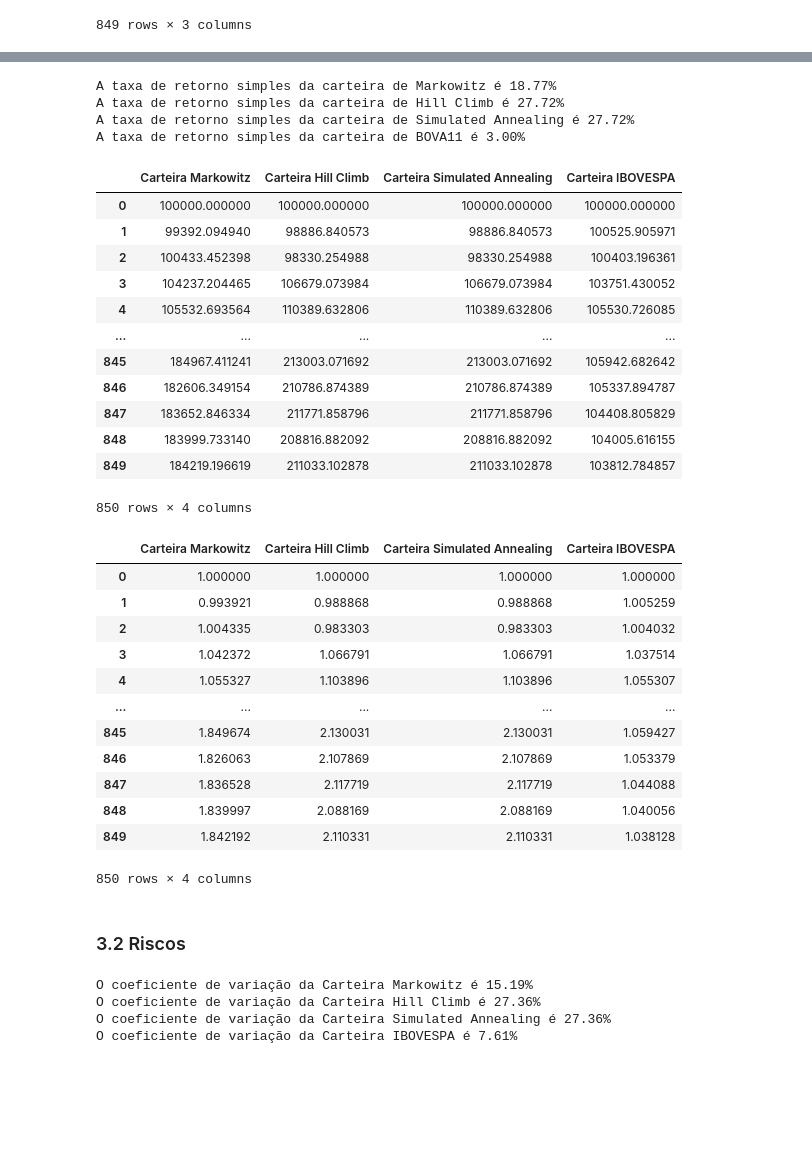
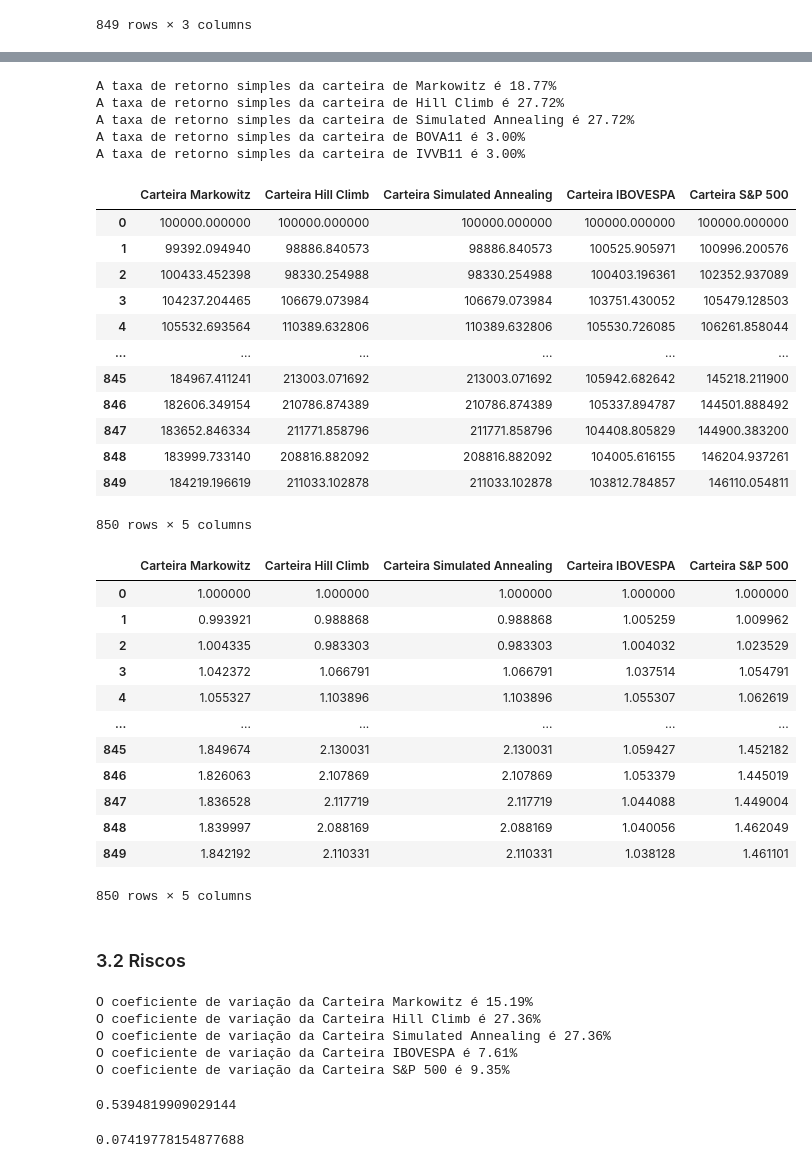
Before and after one commit to victordornelos/otimizacao_portfolio_python, a Jupyter notebook: carteira.ipynb, the cells around one changed output, grey strips where cells are left out. Drawn from its saved outputs; the diff is of its cells as text; code cells hidden in the pictures; blank space fills up the shorter version.

Commit message:
ivvb11

```diff
--- a/carteira.ipynb
+++ b/carteira.ipynb
@@ -278,43 +308,52 @@ tx_anual_M = df_M['tx retorno'].mean() * 246
 tx_anual_HC = df_HC['tx retorno'].mean() * 246
 tx_anual_SA = df_SA['tx retorno'].mean() * 246
 tx_anual_bov = df_bov['tx retorno'].mean() * 246
+tx_anual_ivvb = df_ivvb['tx retorno'].mean() * 246
 
 print(f'A taxa de retorno simples da carteira de Markowitz é {tx_anual_M:.2f}%')
 print(f'A taxa de retorno simples da carteira de Hill Climb é {tx_anual_HC:.2f}%')
 print(f'A taxa de retorno simples da carteira de Simulated Annealing é {tx_anual_SA:.2f}%')
 print(f'A taxa de retorno simples da carteira de BOVA11 é {tx_anual_bov:.2f}%')
+print(f'A taxa de retorno simples da carteira de IVVB11 é {tx_anual_bov:.2f}%')
 # %% [output]
 A taxa de retorno simples da carteira de Markowitz é 18.77%
 A taxa de retorno simples da carteira de Hill Climb é 27.72%
 A taxa de retorno simples da carteira de Simulated Annealing é 27.72%
 A taxa de retorno simples da carteira de BOVA11 é 3.00%
+A taxa de retorno simples da carteira de IVVB11 é 3.00%
 # %%
 # Criando um portfólio com somente BOVA11 para comparação
 peso_bov = np.array([1])
 df_bov = pd.read_csv('bova11.csv')
 df_bov,_,_,_ = alocacao_ativos(df=df_bov,capital=100000,melhores_pesos=peso_bov)
+# %%
+# Criando um portfólio com somente IVVB11 para comparação
+peso_ivvb11 = np.array([1])
+df_ivvb = pd.read_csv('ivvb11.csv')
+df_ivvb,_,_,_ = alocacao_ativos(df=df_ivvb,capital=100000,melhores_pesos=peso_ivvb11)
 # %%
 # Criando DF para comparação de rentabilidade
 df_carteira = pd.DataFrame()
 df_carteira['Carteira Markowitz'] = df_M['Capital']
 df_carteira['Carteira Hill Climb'] = df_HC['Capital']
 df_carteira['Carteira Simulated Annealing'] = df_SA['Capital']
 df_carteira['Carteira IBOVESPA'] = df_bov['Capital']
+df_carteira['Carteira S&P 500'] = df_ivvb['Capital']
 df_carteira.dropna()
 # %% [output]
-|  | Carteira Markowitz | Carteira Hill Climb | Carteira Simulated Annealing | Carteira IBOVESPA |
-| 0 | 100000.000000 | 100000.000000 | 100000.000000 | 100000.000000 |
-| 1 | 99392.094940 | 98886.840573 | 98886.840573 | 100525.905971 |
-| 2 | 100433.452398 | 98330.254988 | 98330.254988 | 100403.196361 |
-| 3 | 104237.204465 | 106679.073984 | 106679.073984 | 103751.430052 |
-| 4 | 105532.693564 | 110389.632806 | 110389.632806 | 105530.726085 |
-| ... | ... | ... | ... | ... |
-| 845 | 184967.411241 | 213003.071692 | 213003.071692 | 105942.682642 |
-| 846 | 182606.349154 | 210786.874389 | 210786.874389 | 105337.894787 |
-| 847 | 183652.846334 | 211771.858796 | 211771.858796 | 104408.805829 |
-| 848 | 183999.733140 | 208816.882092 | 208816.882092 | 104005.616155 |
-| 849 | 184219.196619 | 211033.102878 | 211033.102878 | 103812.784857 |
+|  | Carteira Markowitz | Carteira Hill Climb | Carteira Simulated Annealing | Carteira IBOVESPA | Carteira S&P 500 |
+| 0 | 100000.000000 | 100000.000000 | 100000.000000 | 100000.000000 | 100000.000000 |
+| 1 | 99392.094940 | 98886.840573 | 98886.840573 | 100525.905971 | 100996.200576 |
+| 2 | 100433.452398 | 98330.254988 | 98330.254988 | 100403.196361 | 102352.937089 |
+| 3 | 104237.204465 | 106679.073984 | 106679.073984 | 103751.430052 | 105479.128503 |
+| 4 | 105532.693564 | 110389.632806 | 110389.632806 | 105530.726085 | 106261.858044 |
+| ... | ... | ... | ... | ... | ... |
+| 845 | 184967.411241 | 213003.071692 | 213003.071692 | 105942.682642 | 145218.211900 |
+| 846 | 182606.349154 | 210786.874389 | 210786.874389 | 105337.894787 | 144501.888492 |
+| 847 | 183652.846334 | 211771.858796 | 211771.858796 | 104408.805829 | 144900.383200 |
+| 848 | 183999.733140 | 208816.882092 | 208816.882092 | 104005.616155 | 146204.937261 |
+| 849 | 184219.196619 | 211033.102878 | 211033.102878 | 103812.784857 | 146110.054811 |
-850 rows × 4 columns
+850 rows × 5 columns
 # %%
 # Normalizando as carteira para melhor comparação das rentabilidade
 df_carteira_normalizado = df_carteira.copy()
@@ -323,19 +362,19 @@ for i in df_carteira_normalizado.columns[0:]:
 
 df_carteira_normalizado.dropna()
 # %% [output]
-|  | Carteira Markowitz | Carteira Hill Climb | Carteira Simulated Annealing | Carteira IBOVESPA |
-| 0 | 1.000000 | 1.000000 | 1.000000 | 1.000000 |
-| 1 | 0.993921 | 0.988868 | 0.988868 | 1.005259 |
-| 2 | 1.004335 | 0.983303 | 0.983303 | 1.004032 |
-| 3 | 1.042372 | 1.066791 | 1.066791 | 1.037514 |
-| 4 | 1.055327 | 1.103896 | 1.103896 | 1.055307 |
-| ... | ... | ... | ... | ... |
-| 845 | 1.849674 | 2.130031 | 2.130031 | 1.059427 |
-| 846 | 1.826063 | 2.107869 | 2.107869 | 1.053379 |
-| 847 | 1.836528 | 2.117719 | 2.117719 | 1.044088 |
-| 848 | 1.839997 | 2.088169 | 2.088169 | 1.040056 |
-| 849 | 1.842192 | 2.110331 | 2.110331 | 1.038128 |
+|  | Carteira Markowitz | Carteira Hill Climb | Carteira Simulated Annealing | Carteira IBOVESPA | Carteira S&P 500 |
+| 0 | 1.000000 | 1.000000 | 1.000000 | 1.000000 | 1.000000 |
+| 1 | 0.993921 | 0.988868 | 0.988868 | 1.005259 | 1.009962 |
+| 2 | 1.004335 | 0.983303 | 0.983303 | 1.004032 | 1.023529 |
+| 3 | 1.042372 | 1.066791 | 1.066791 | 1.037514 | 1.054791 |
+| 4 | 1.055327 | 1.103896 | 1.103896 | 1.055307 | 1.062619 |
+| ... | ... | ... | ... | ... | ... |
+| 845 | 1.849674 | 2.130031 | 2.130031 | 1.059427 | 1.452182 |
+| 846 | 1.826063 | 2.107869 | 2.107869 | 1.053379 | 1.445019 |
+| 847 | 1.836528 | 2.117719 | 2.117719 | 1.044088 | 1.449004 |
+| 848 | 1.839997 | 2.088169 | 2.088169 | 1.040056 | 1.462049 |
+| 849 | 1.842192 | 2.110331 | 2.110331 | 1.038128 | 1.461101 |
-850 rows × 4 columns
+850 rows × 5 columns
 # %%
 # Criando gráfico das cotações
 figura = px.line(title = 'Comparação da rentabilidade das carteiras')
@@ -362,3 +401,12 @@ O coeficiente de variação da Carteira Markowitz é 15.19%
 O coeficiente de variação da Carteira Hill Climb é 27.36%
 O coeficiente de variação da Carteira Simulated Annealing é 27.36%
 O coeficiente de variação da Carteira IBOVESPA é 7.61%
+O coeficiente de variação da Carteira S&P 500 é 9.35%
+# %%
+dados_M['melhor_sharpe_ratio']
+# %% [output]
+0.5394819909029144
+# %%
+dados_HC['sharpe_HC']
+# %% [output]
+0.07419778154877688
```
Also changed, not shown: parts of 7 cells of this notebook.
